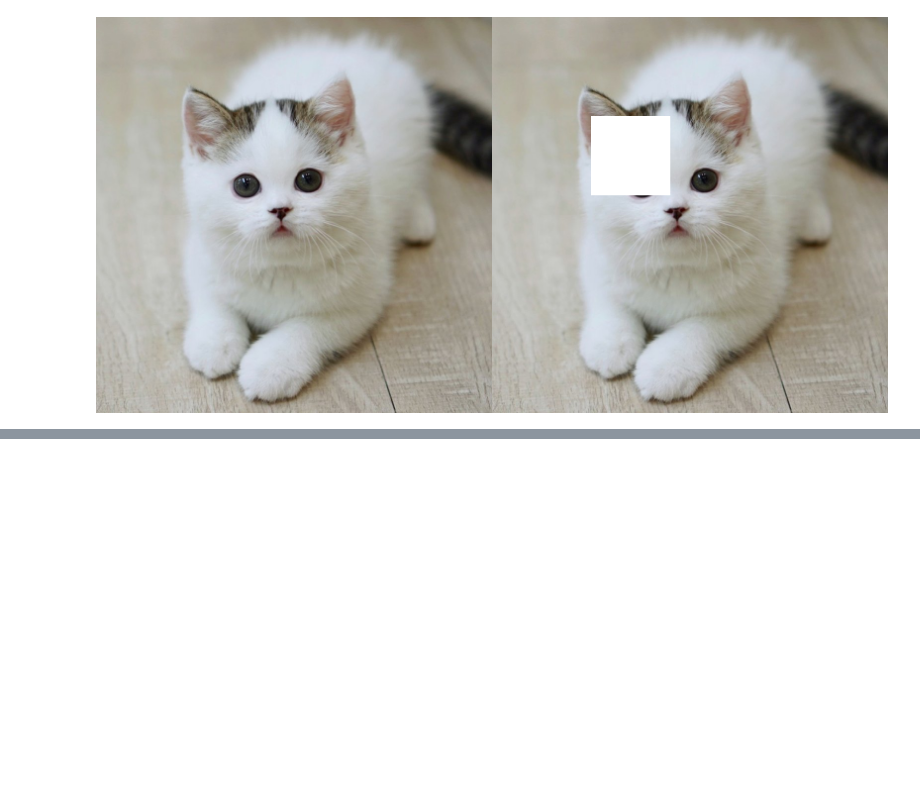
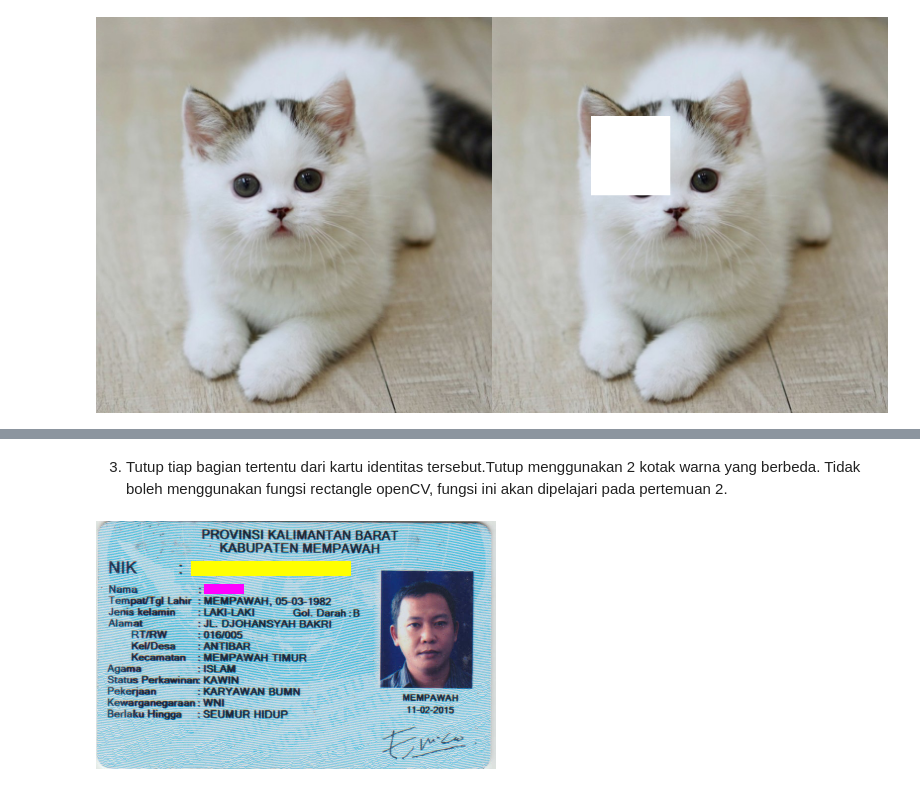
Before and after one commit to Dyinastie/PVCK_3D_Dyinastie, a Jupyter notebook: PVCK_Jobsheet1.ipynb, the cells around one changed output, grey strips where cells are left out. Cells and saved outputs as stored; diff of their text form; code cells hidden in the pictures; blank space fills up the shorter version.

```diff
--- a/PVCK_Jobsheet1.ipynb
+++ b/PVCK_Jobsheet1.ipynb
@@ -179,0 +233,31 @@ cv2_imshow(final_frame)
+# %% [markdown]
+3. Tutup tiap bagian tertentu dari kartu identitas tersebut.Tutup menggunakan 2 kotak warna yang berbeda. Tidak boleh
+menggunakan fungsi rectangle openCV, fungsi ini akan dipelajari pada pertemuan 2.
+# %%
+ktp_2 = cv.cvtColor(ktp, cv.COLOR_BGR2RGB)
+
+# Menutupi area NIK
+
+NIK_lebar = 160   # Lebar kotak
+NIK_tinggi = 15   # Tinggi kotak
+x1_awal = 95      # Koordinat x dari sudut kiri atas kotak
+y1_awal = 40      # Koordinat y dari sudut kiri atas kotak
+
+for y in range(y1_awal, y1_awal + NIK_tinggi):
+    for x in range(x1_awal, x1_awal + NIK_lebar):
+        ktp_2[y, x] = [0, 255, 255]
+
+# Menutupi area Nama
+
+Nama_lebar = 40     # Lebar kotak
+Nama_tinggi = 10    # Tinggi kotak
+x2_awal = 108       # Koordinat x dari sudut kiri atas kotak
+y2_awal = 63        # Koordinat y dari sudut kiri atas kotak
+
+for y in range(y2_awal, y2_awal + Nama_tinggi):
+    for x in range(x2_awal, x2_awal + Nama_lebar):
+        ktp_2[y, x] = [255, 0, 255]
+
+cv2_imshow(ktp_2)
+# %% [output]
+[figure, added]
```
Also changed, not shown: parts of 13 cells of this notebook.
